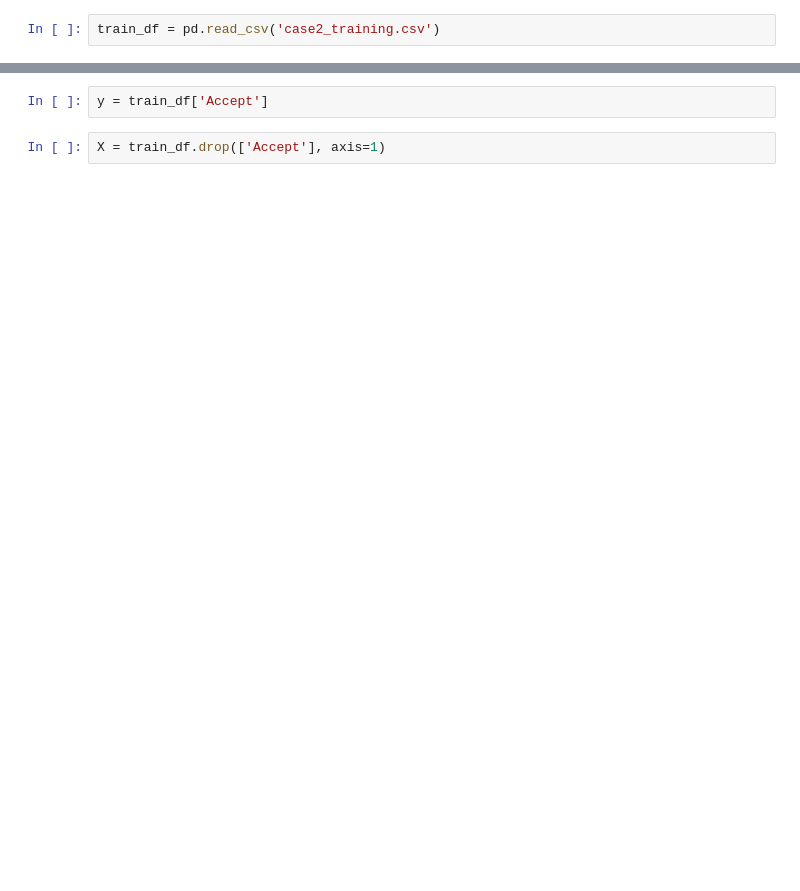
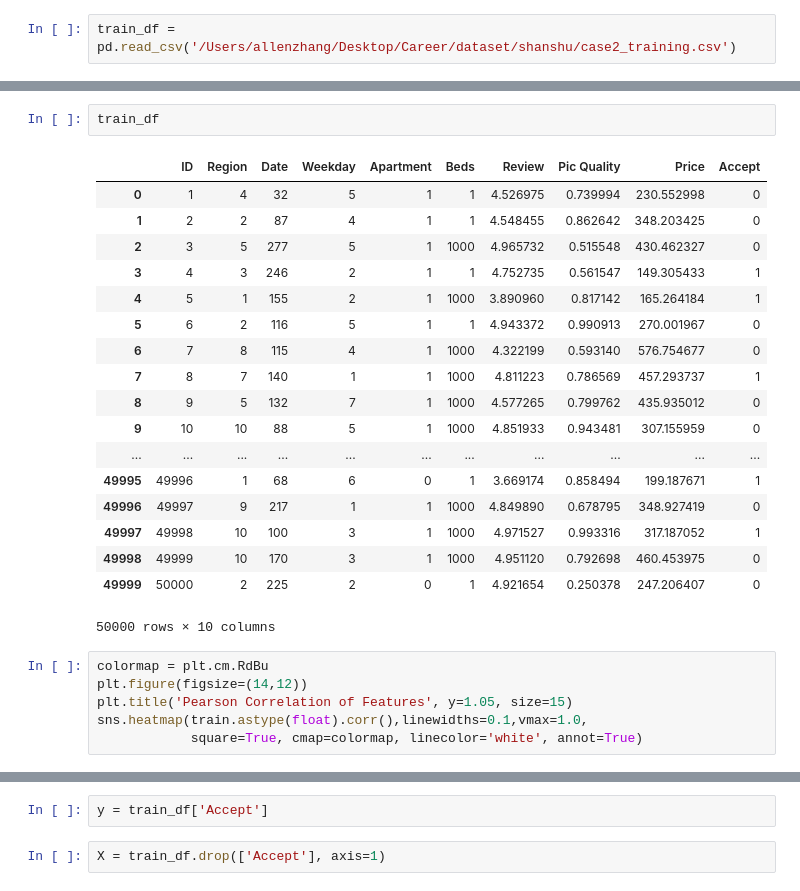
Before and after one commit to allenzdd/Exercise, a Jupyter notebook: Shanshu Interview/version1.ipynb, the cells around one changed output, grey strips where cells are left out. Drawn from its saved outputs; the diff is of its cells as text; blank space fills up the shorter version.

```diff
--- a/Shanshu Interview/version1.ipynb
+++ b/Shanshu Interview/version1.ipynb
@@ -4,2 +8,2 @@ import numpy as np
 # %%
-train_df = pd.read_csv('case2_training.csv')
+train_df = pd.read_csv('/Users/allenzhang/Desktop/Career/dataset/shanshu/case2_training.csv')
@@ -5,0 +19,27 @@ train_df = pd.read_csv('case2_training.csv')
+# %%
+train_df
+# %% [output]
+|  | ID | Region | Date | Weekday | Apartment | Beds | Review | Pic Quality | Price | Accept |
+| 0 | 1 | 4 | 32 | 5 | 1 | 1 | 4.526975 | 0.739994 | 230.552998 | 0 |
+| 1 | 2 | 2 | 87 | 4 | 1 | 1 | 4.548455 | 0.862642 | 348.203425 | 0 |
+| 2 | 3 | 5 | 277 | 5 | 1 | 1000 | 4.965732 | 0.515548 | 430.462327 | 0 |
+| 3 | 4 | 3 | 246 | 2 | 1 | 1 | 4.752735 | 0.561547 | 149.305433 | 1 |
+| 4 | 5 | 1 | 155 | 2 | 1 | 1000 | 3.890960 | 0.817142 | 165.264184 | 1 |
+| 5 | 6 | 2 | 116 | 5 | 1 | 1 | 4.943372 | 0.990913 | 270.001967 | 0 |
+| 6 | 7 | 8 | 115 | 4 | 1 | 1000 | 4.322199 | 0.593140 | 576.754677 | 0 |
+| 7 | 8 | 7 | 140 | 1 | 1 | 1000 | 4.811223 | 0.786569 | 457.293737 | 1 |
+| 8 | 9 | 5 | 132 | 7 | 1 | 1000 | 4.577265 | 0.799762 | 435.935012 | 0 |
+| 9 | 10 | 10 | 88 | 5 | 1 | 1000 | 4.851933 | 0.943481 | 307.155959 | 0 |
+| ... | ... | ... | ... | ... | ... | ... | ... | ... | ... | ... |
+| 49995 | 49996 | 1 | 68 | 6 | 0 | 1 | 3.669174 | 0.858494 | 199.187671 | 1 |
+| 49996 | 49997 | 9 | 217 | 1 | 1 | 1000 | 4.849890 | 0.678795 | 348.927419 | 0 |
+| 49997 | 49998 | 10 | 100 | 3 | 1 | 1000 | 4.971527 | 0.993316 | 317.187052 | 1 |
+| 49998 | 49999 | 10 | 170 | 3 | 1 | 1000 | 4.951120 | 0.792698 | 460.453975 | 0 |
+| 49999 | 50000 | 2 | 225 | 2 | 0 | 1 | 4.921654 | 0.250378 | 247.206407 | 0 |
+50000 rows × 10 columns
+# %%
+colormap = plt.cm.RdBu
+plt.figure(figsize=(14,12))
+plt.title('Pearson Correlation of Features', y=1.05, size=15)
+sns.heatmap(train.astype(float).corr(),linewidths=0.1,vmax=1.0,
+            square=True, cmap=colormap, linecolor='white', annot=True)
```
Also changed, not shown: parts of 11 cells of this notebook.
